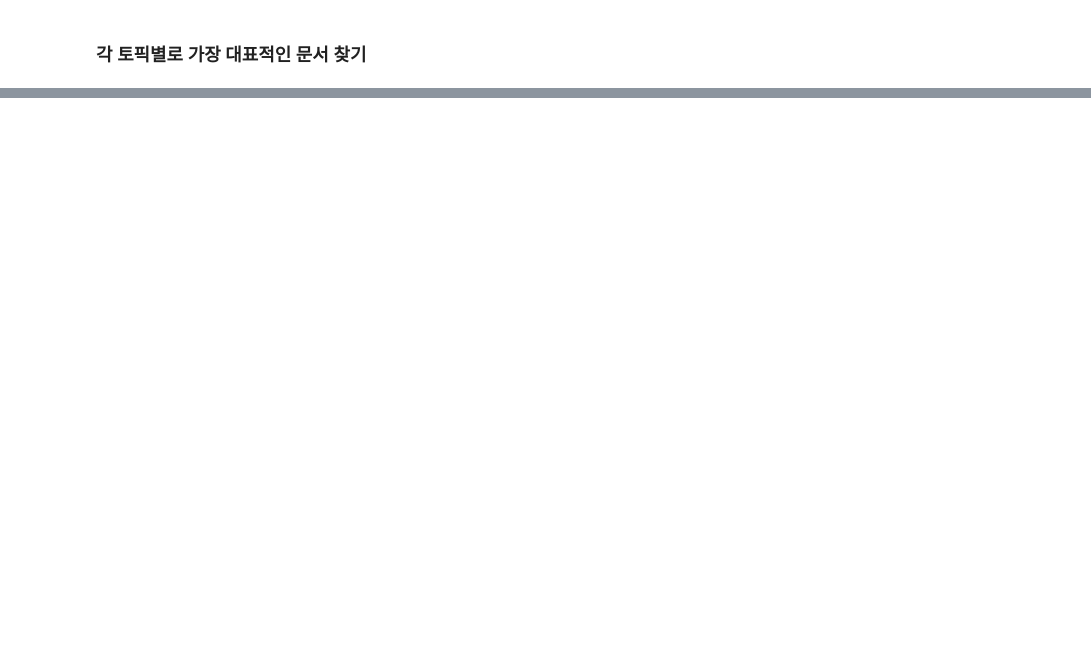
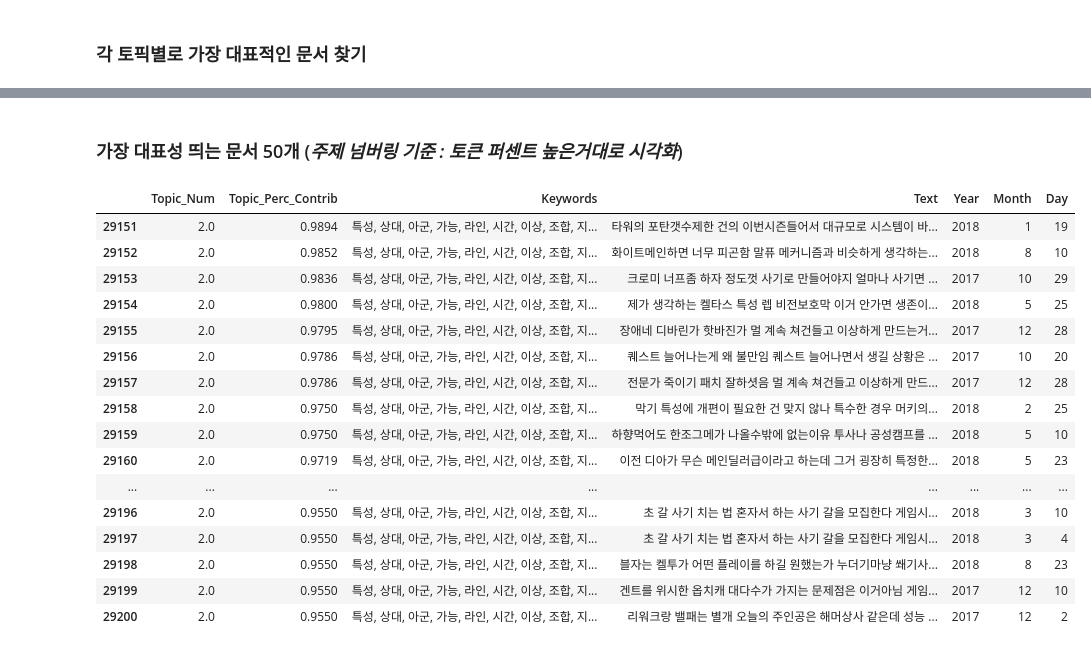
Before and after one commit to lovablebaby/userRequirementAnalysis, a Jupyter notebook: 1.4 LDA.ipynb, the cells around one changed output, grey strips where cells are left out. Saved outputs shown, nothing was run; the diff lists cells and outputs as text; code cells hidden in the pictures; blank space fills up the shorter version.

```diff
--- a/1.4 LDA.ipynb
+++ b/1.4 LDA.ipynb
@@ -184,0 +357,4 @@ topic
+# %%
+optimal_model = model_list[8]
+model_topics = optimal_model.show_topics(formatted=False)
+pprint(optimal_model.print_topics(num_words=10))
@@ -189,12 +429,13 @@ df_ts = df['contents_all'].values.tolist()
 # %%
-def format_topics_sentences(ldamodel=lda_model, corpus=corpus, texts=df_ts):
+start = time.time()
+
+def format_topics_sentences(ldamodel=lda_model_20, corpus=corpus, texts=df['contents_all']):
     # Init output
     sent_topics_df = pd.DataFrame()
 
     # Get main topic in each document
     for i, row in enumerate(ldamodel[corpus]):
         row = sorted(row, key=lambda x: (x[1]), reverse=True)
-
         # Get the Dominant topic, Perc Contribution and Keywords for each document
         for j, (topic_num, prop_topic) in enumerate(row):
             if j == 0:  # => dominant topic
@@ -206,16 +447,24 @@ def format_topics_sentences(ldamodel=lda_model, corpus=corpus, texts=df_ts):
     sent_topics_df.columns = ['Dominant_Topic', 'Perc_Contribution', 'Topic_Keywords']
 
     # Add original text to the end of the output
+
     contents = pd.Series(texts)
-    sent_topics_df = pd.concat([sent_topics_df, contents], axis=1)
+    contents_year = pd.Series(df["Year"])
+    contents_month = pd.Series(df["Month"])
+    contents_day = pd.Series(df["Day"])
+    sent_topics_df = pd.concat([sent_topics_df, contents, contents_year, contents_month, contents_day], axis=1)
     return(sent_topics_df)
 
 
-df_topic_sents_keywords = format_topics_sentences(ldamodel=optimal_model, corpus=corpus, texts=df_ts)
+df_topic_sents_keywords = format_topics_sentences(ldamodel=optimal_model, corpus=corpus, texts=df["contents_all"])
 
 # Format
 df_dominant_topic = df_topic_sents_keywords.reset_index()
-df_dominant_topic.columns = ['Document_No', 'Dominant_Topic', 'Topic_Perc_Contrib', 'Keywords', 'Text']
+df_dominant_topic.columns = ['Document_No', 'Dominant_Topic', 'Topic_Perc_Contrib', 'Keywords', 'Text', 'Year','Month','Day']
 
 # Show
 df_dominant_topic.head(10)
+
+done = time.time()
+elapsed = done - start
+print(elapsed)
@@ -222,21 +486,22 @@ df_dominant_topic.head(10)
 # %% [markdown]
 ### 각 토픽별로 가장 대표적인 문서 찾기
 # %%
-# Group top 5 sentences under each topic
-sent_topics_sorteddf = pd.DataFrame()
+# 정렬해서 다시 만들기
+
+sent_topics_sorteddf_mallet = pd.DataFrame()
 
 sent_topics_outdf_grpd = df_topic_sents_keywords.groupby('Dominant_Topic')
 
 for i, grp in sent_topics_outdf_grpd:
-    sent_topics_sorteddf = pd.concat([sent_topics_sorteddf,
-                                      grp.sort_values(['Perc_Contribution'], ascending=[0]).head(1)],
-                                      axis=0)
+    sent_topics_sorteddf_mallet = pd.concat([sent_topics_sorteddf_mallet,
+                                             grp.sort_values(['Perc_Contribution'], ascending=[0])],
+                                            axis=0)
 
 # Reset Index
-sent_topics_sorteddf.reset_index(drop=True, inplace=True)
+sent_topics_sorteddf_mallet.reset_index(drop=True, inplace=True)
 
 # Format
-sent_topics_sorteddf.columns = ['Topic_Num', "Topic_Perc_Contrib", "Keywords", "Text"]
+sent_topics_sorteddf_mallet.columns =  ['Topic_Num', "Topic_Perc_Contrib", "Keywords", "Text", 'Year', 'Month','Day']
 
 # Show
-sent_topics_sorteddf
+sent_topics_sorteddf_mallet.head()
@@ -242,0 +532,24 @@ sent_topics_sorteddf
+# %% [markdown]
+### 가장 대표성 띄는 문서 50개 (*주제 넘버링 기준 : 토큰 퍼센트 높은거대로 시각화*)
+# %%
+# 토픽 1
+
+sent_topics_sorteddf_mallet[sent_topics_sorteddf_mallet['Topic_Num']==2].head(50)
+# %% [output]
+|  | Topic_Num | Topic_Perc_Contrib | Keywords | Text | Year | Month | Day |
+| 29151 | 2.0 | 0.9894 | 특성, 상대, 아군, 가능, 라인, 시간, 이상, 조합, 지... | 타워의 포탄갯수제한 건의 이번시즌들어서 대규모로 시스템이 바... | 2018 | 1 | 19 |
+| 29152 | 2.0 | 0.9852 | 특성, 상대, 아군, 가능, 라인, 시간, 이상, 조합, 지... | 화이트메인하면 너무 피곤함 말퓨 메커니즘과 비슷하게 생각하는... | 2018 | 8 | 10 |
+| 29153 | 2.0 | 0.9836 | 특성, 상대, 아군, 가능, 라인, 시간, 이상, 조합, 지... | 크로미 너프좀 하자 정도껏 사기로 만들어야지 얼마나 사기면 ... | 2017 | 10 | 29 |
+| 29154 | 2.0 | 0.9800 | 특성, 상대, 아군, 가능, 라인, 시간, 이상, 조합, 지... | 제가 생각하는 켈타스 특성 렙 비전보호막 이거 안가면 생존이... | 2018 | 5 | 25 |
+| 29155 | 2.0 | 0.9795 | 특성, 상대, 아군, 가능, 라인, 시간, 이상, 조합, 지... | 장애네 디바린가 핫바진가 멀 계속 쳐건들고 이상하게 만드는거... | 2017 | 12 | 28 |
+| 29156 | 2.0 | 0.9786 | 특성, 상대, 아군, 가능, 라인, 시간, 이상, 조합, 지... | 퀘스트 늘어나는게 왜 불만임 퀘스트 늘어나면서 생길 상황은 ... | 2017 | 10 | 20 |
+| 29157 | 2.0 | 0.9786 | 특성, 상대, 아군, 가능, 라인, 시간, 이상, 조합, 지... | 전문가 죽이기 패치 잘하셧음 멀 계속 쳐건들고 이상하게 만드... | 2017 | 12 | 28 |
+| 29158 | 2.0 | 0.9750 | 특성, 상대, 아군, 가능, 라인, 시간, 이상, 조합, 지... | 막기 특성에 개편이 필요한 건 맞지 않나 특수한 경우 머키의... | 2018 | 2 | 25 |
+| 29159 | 2.0 | 0.9750 | 특성, 상대, 아군, 가능, 라인, 시간, 이상, 조합, 지... | 하향먹어도 한조그메가 나올수밖에 없는이유 투사나 공성캠프를 ... | 2018 | 5 | 10 |
+| 29160 | 2.0 | 0.9719 | 특성, 상대, 아군, 가능, 라인, 시간, 이상, 조합, 지... | 이전 디아가 무슨 메인딜러급이라고 하는데 그거 굉장히 특정한... | 2018 | 5 | 23 |
+| ... | ... | ... | ... | ... | ... | ... | ... |
+| 29196 | 2.0 | 0.9550 | 특성, 상대, 아군, 가능, 라인, 시간, 이상, 조합, 지... | 초 갈 사기 치는 법 혼자서 하는 사기 갈을 모집한다 게임시... | 2018 | 3 | 10 |
+| 29197 | 2.0 | 0.9550 | 특성, 상대, 아군, 가능, 라인, 시간, 이상, 조합, 지... | 초 갈 사기 치는 법 혼자서 하는 사기 갈을 모집한다 게임시... | 2018 | 3 | 4 |
+| 29198 | 2.0 | 0.9550 | 특성, 상대, 아군, 가능, 라인, 시간, 이상, 조합, 지... | 블자는 켈투가 어떤 플레이를 하길 원했는가 누더기마냥 쐐기사... | 2018 | 8 | 23 |
+| 29199 | 2.0 | 0.9550 | 특성, 상대, 아군, 가능, 라인, 시간, 이상, 조합, 지... | 겐트를 위시한 옵치캐 대다수가 가지는 문제점은 이거아님 게임... | 2017 | 12 | 10 |
+| 29200 | 2.0 | 0.9550 | 특성, 상대, 아군, 가능, 라인, 시간, 이상, 조합, 지... | 리워크랑 밸패는 별개 오늘의 주인공은 해머상사 같은데 성능 ... | 2017 | 12 | 2 |
```
Also changed, not shown: parts of 95 cells of this notebook, 2 other files.
